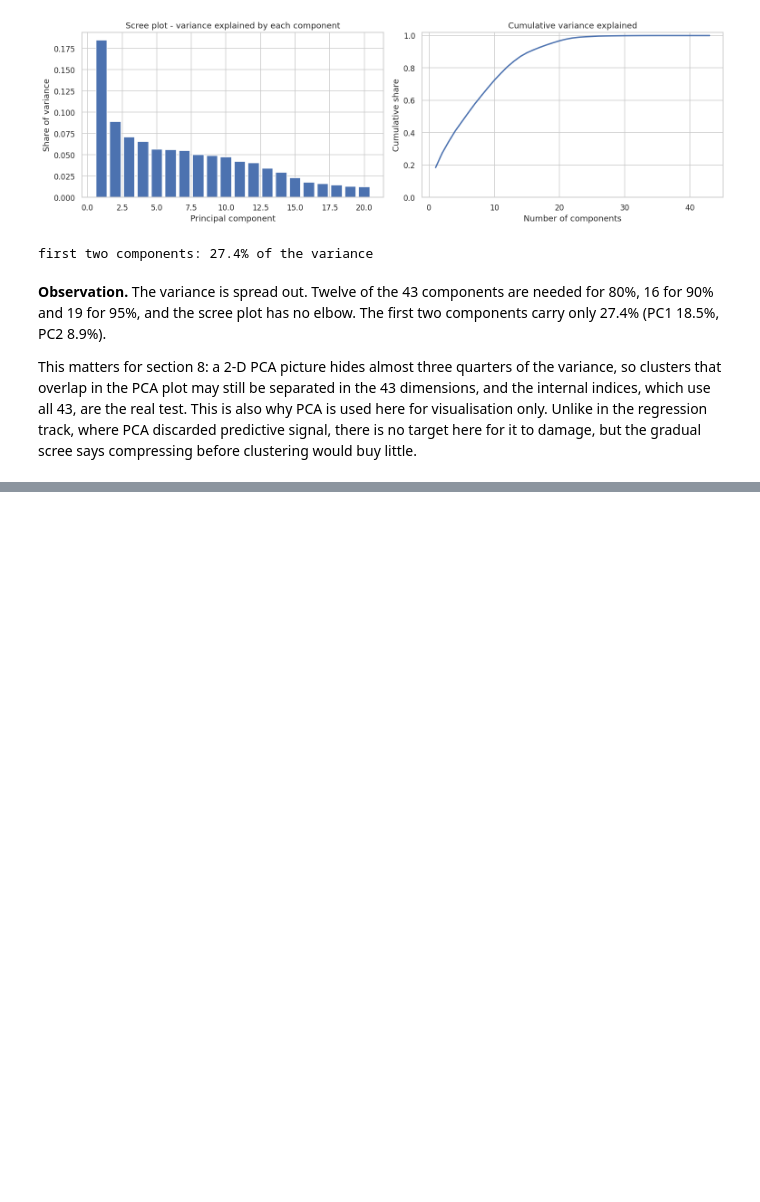
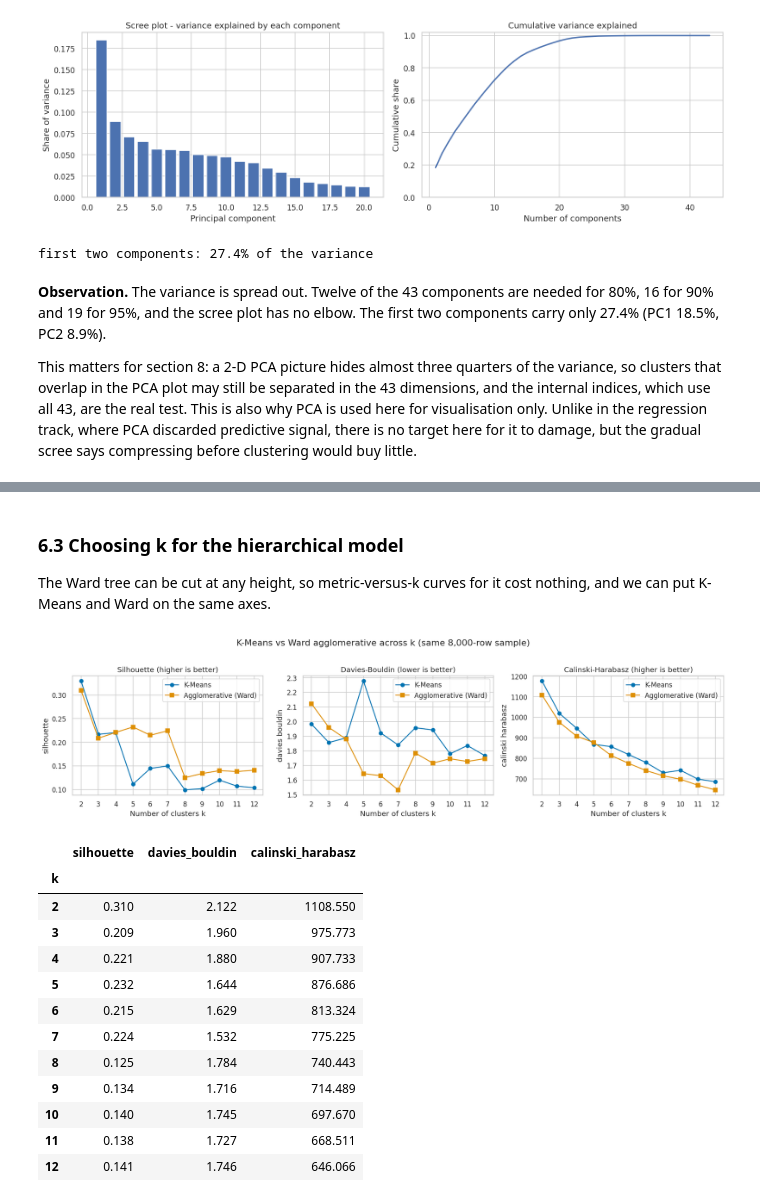
Before and after one commit to AnanyaBottu/ml-capstone, a Jupyter notebook: notebooks/clustering.ipynb, the cells around one changed output, grey strips where cells are left out. Saved outputs shown, nothing was run; the diff lists cells and outputs as text; code cells hidden in the pictures; blank space fills up the shorter version.

```diff
--- a/notebooks/clustering.ipynb
+++ b/notebooks/clustering.ipynb
@@ -617,0 +737,42 @@ target here for it to damage, but the gradual scree says compressing before clus
+# %% [markdown]
+### 6.3 Choosing k for the hierarchical model
+
+The Ward tree can be cut at any height, so metric-versus-k curves for it cost nothing, and
+we can put K-Means and Ward on the same axes.
+# %%
+ward_rows = []
+for k in K_RANGE:
+    lab = fcluster(Z["ward"], t=k, criterion="maxclust") - 1
+    ward_rows.append({"k": k, "silhouette": silhouette_score(X_s, lab),
+                      "davies_bouldin": davies_bouldin_score(X_s, lab),
+                      "calinski_harabasz": calinski_harabasz_score(X_s, lab)})
+ward_sweep = pd.DataFrame(ward_rows).set_index("k")
+
+fig, axes = plt.subplots(1, 3, figsize=(16, 4.2))
+for ax, (col, title) in zip(axes, [("silhouette", "Silhouette (higher is better)"),
+                                   ("davies_bouldin", "Davies-Bouldin (lower is better)"),
+                                   ("calinski_harabasz", "Calinski-Harabasz (higher is better)")]):
+    ax.plot(km_sweep.index, km_sweep[col], marker="o", label="K-Means")
+    ax.plot(ward_sweep.index, ward_sweep[col], marker="s", label="Agglomerative (Ward)")
+    ax.set(title=title, xlabel="Number of clusters k", ylabel=col.replace("_", " "))
+    ax.set_xticks(K_RANGE)
+    ax.legend()
+fig.suptitle("K-Means vs Ward agglomerative across k (same 8,000-row sample)", y=1.02)
+plt.tight_layout()
+plt.show()
+ward_sweep.round(3)
+# %% [output]
+[figure, added]
+|  | silhouette | davies_bouldin | calinski_harabasz |
+| k |  |  |  |
+| 2 | 0.310 | 2.122 | 1108.550 |
+| 3 | 0.209 | 1.960 | 975.773 |
+| 4 | 0.221 | 1.880 | 907.733 |
+| 5 | 0.232 | 1.644 | 876.686 |
+| 6 | 0.215 | 1.629 | 813.324 |
+| 7 | 0.224 | 1.532 | 775.225 |
+| 8 | 0.125 | 1.784 | 740.443 |
+| 9 | 0.134 | 1.716 | 714.489 |
+| 10 | 0.140 | 1.745 | 697.670 |
+| 11 | 0.138 | 1.727 | 668.511 |
+| 12 | 0.141 | 1.746 | 646.066 |
```
Also changed, not shown: parts of 13 cells of this notebook.
